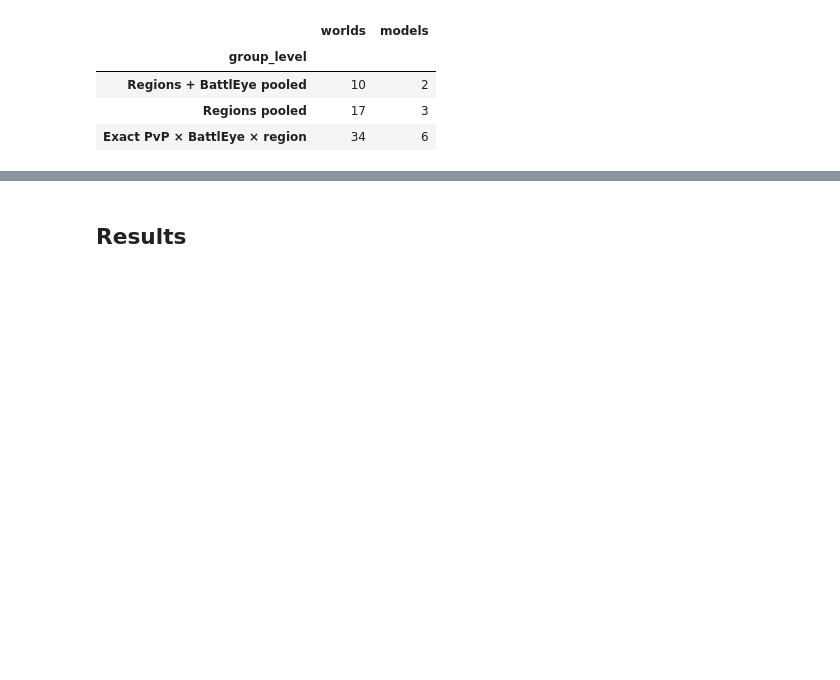
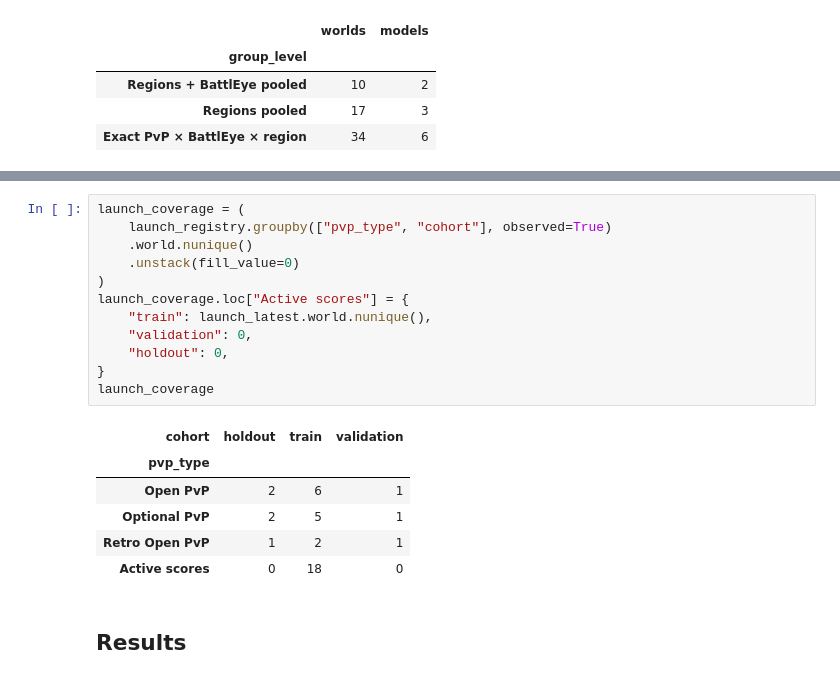
Before and after one commit to nesleykent/tibia-coins-intelligence, a Jupyter notebook: notebooks/general_vs_specific_models.ipynb, the cells around one changed output, grey strips where cells are left out. Cells and saved outputs as stored; diff of their text form; blank space fills up the shorter version.

```diff
--- a/notebooks/general_vs_specific_models.ipynb
+++ b/notebooks/general_vs_specific_models.ipynb
@@ -77,6 +88,25 @@ groups
 | 46 | optional-pvp__yellow__south-america | Optional PvP | pvp_battleye_region | 5 | 5 | ridge | ... |
 | 51 | retro-hardcore-pvp__all-battleye_... | Retro Hardcore PvP | pvp | 3 | 3 | ridge | ... |
 | 54 | retro-open-pvp__all-battleye__all... | Retro Open PvP | pvp | 7 | 7 | ridge | ... |
+# %%
+launch_coverage = (
+    launch_registry.groupby(["pvp_type", "cohort"], observed=True)
+    .world.nunique()
+    .unstack(fill_value=0)
+)
+launch_coverage.loc["Active scores"] = {
+    "train": launch_latest.world.nunique(),
+    "validation": 0,
+    "holdout": 0,
+}
+launch_coverage
+# %% [output]
+| cohort | holdout | train | validation |
+| pvp_type |  |  |  |
+| Open PvP | 2 | 6 | 1 |
+| Optional PvP | 2 | 5 | 1 |
+| Retro Open PvP | 1 | 2 | 1 |
+| Active scores | 0 | 18 | 0 |
 # %% [markdown]
 ## Results
 # %%
```
Also changed, not shown: parts of 7 cells of this notebook, 18 other files.
